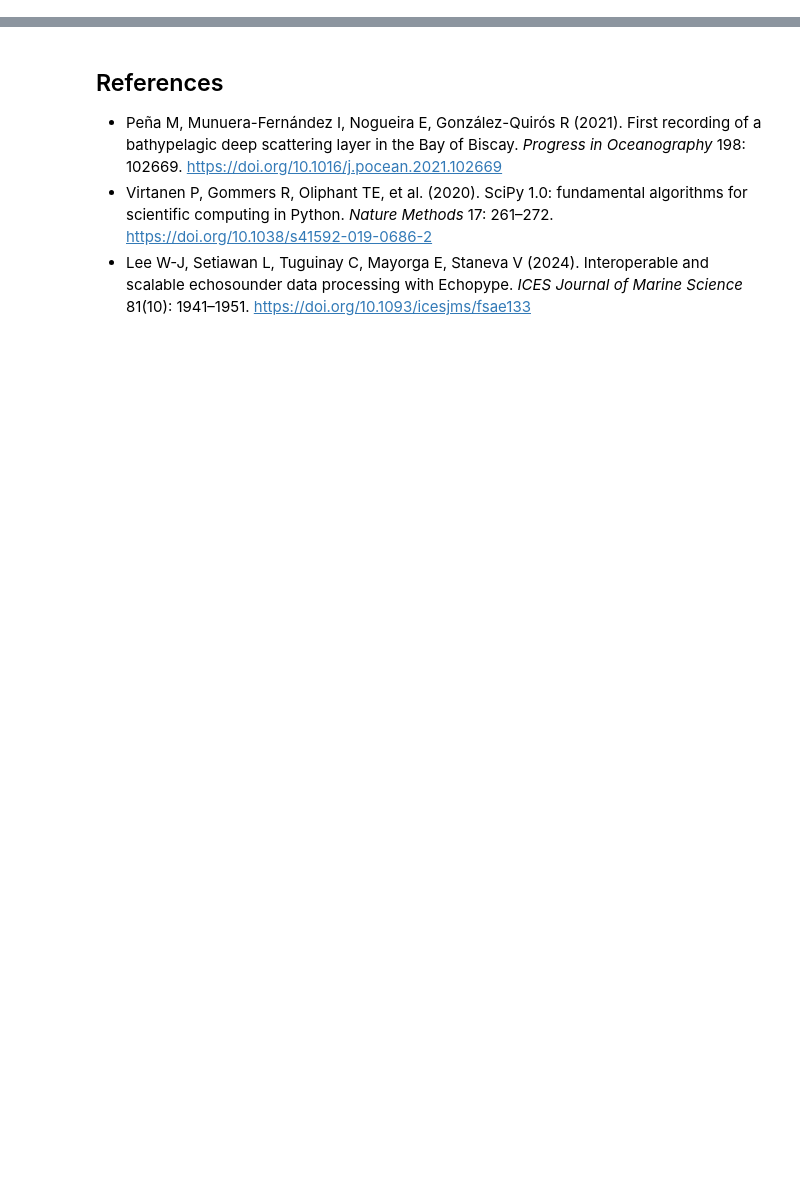
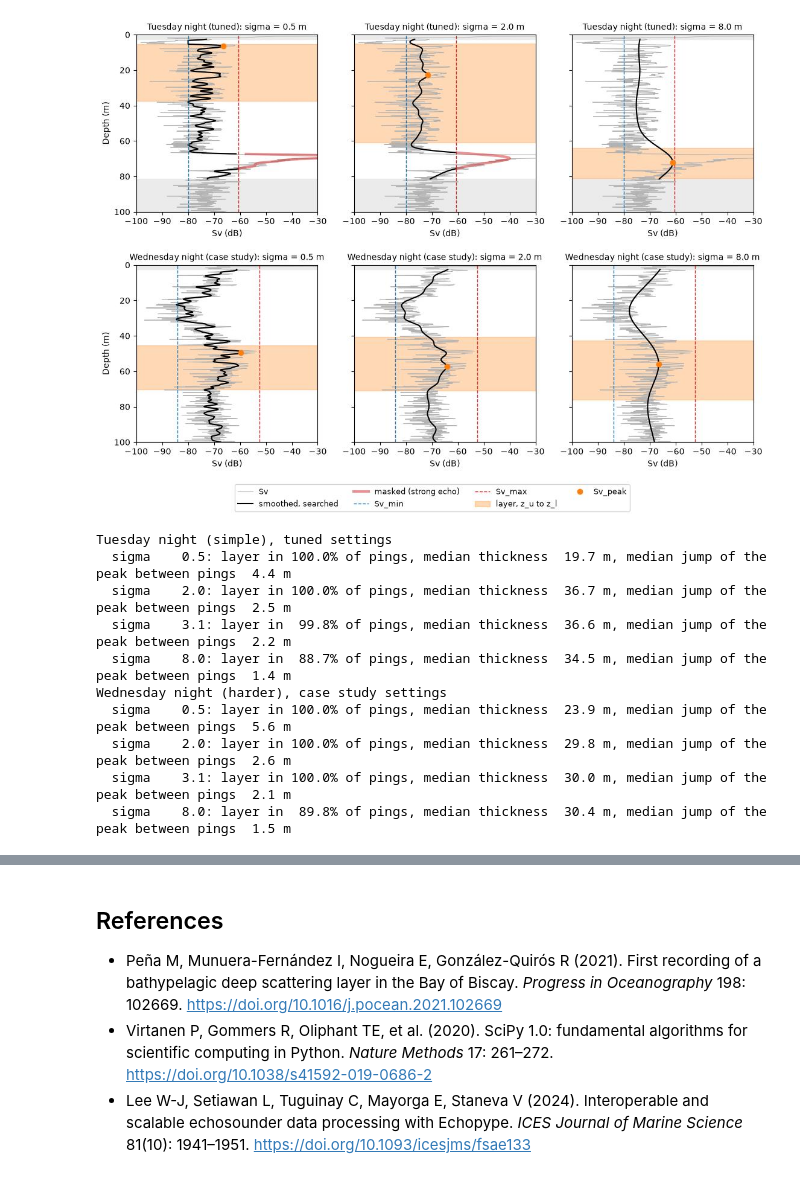
Before and after one commit to Ahmed-Abdelgayed/SSL-detector-demo, a Jupyter notebook: ssl_detector_demo.ipynb, the cells around one changed output, grey strips where cells are left out. Drawn from its saved outputs; the diff is of its cells as text; code cells hidden in the pictures; blank space fills up the shorter version.

```diff
--- a/ssl_detector_demo.ipynb
+++ b/ssl_detector_demo.ipynb
@@ -347,0 +247,16 @@ display(w.HBox([left, right]), out)
+# %%
+panels("sigma", (0.5, 2.0, 8.0), " m")
+plt.show()
+table("sigma", (0.5, 2.0, 3.1, 8.0), (found, thick, jump))
+# %% [output]
+[figure, added]
+Tuesday night (simple), tuned settings
+  sigma    0.5: layer in 100.0% of pings, median thickness  19.7 m, median jump of the peak between pings  4.4 m
+  sigma    2.0: layer in 100.0% of pings, median thickness  36.7 m, median jump of the peak between pings  2.5 m
+  sigma    3.1: layer in  99.8% of pings, median thickness  36.6 m, median jump of the peak between pings  2.2 m
+  sigma    8.0: layer in  88.7% of pings, median thickness  34.5 m, median jump of the peak between pings  1.4 m
+Wednesday night (harder), case study settings
+  sigma    0.5: layer in 100.0% of pings, median thickness  23.9 m, median jump of the peak between pings  5.6 m
+  sigma    2.0: layer in 100.0% of pings, median thickness  29.8 m, median jump of the peak between pings  2.6 m
+  sigma    3.1: layer in 100.0% of pings, median thickness  30.0 m, median jump of the peak between pings  2.1 m
+  sigma    8.0: layer in  89.8% of pings, median thickness  30.4 m, median jump of the peak between pings  1.5 m
```
Also changed, not shown: parts of 51 cells of this notebook, 6 other files.
